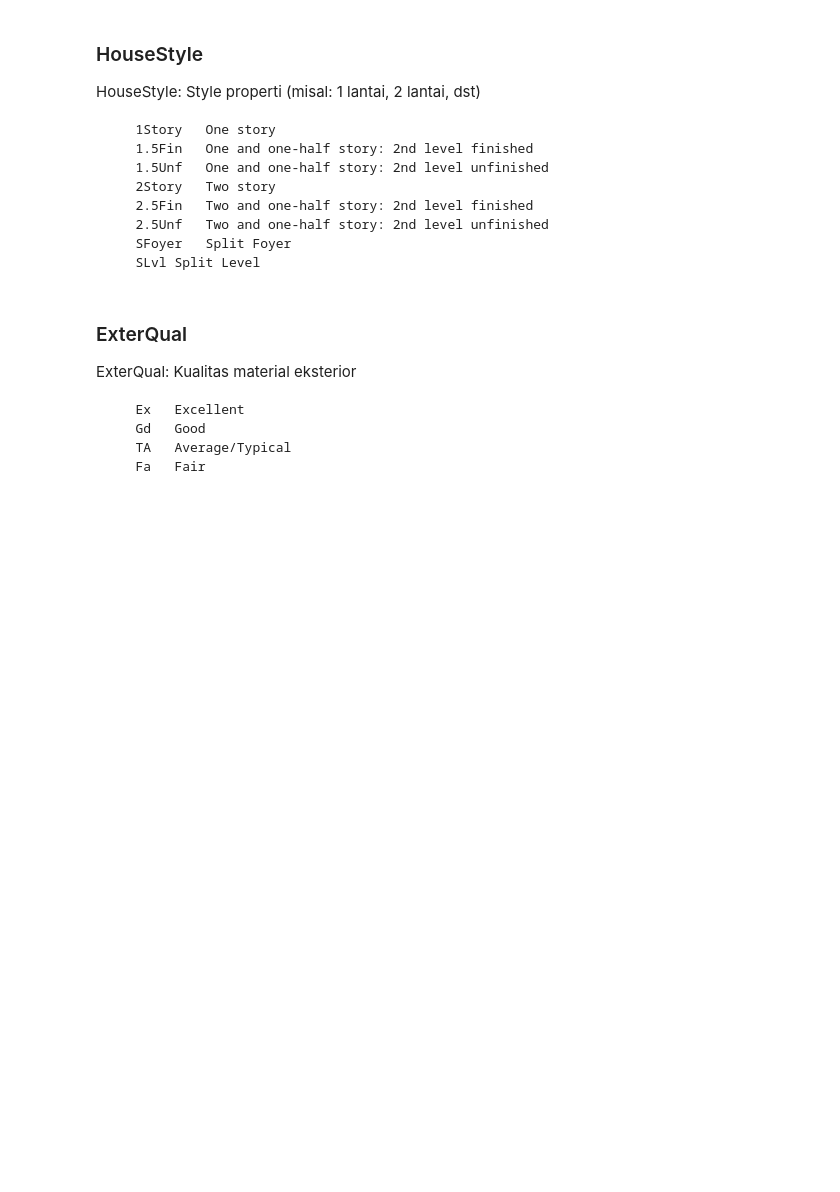
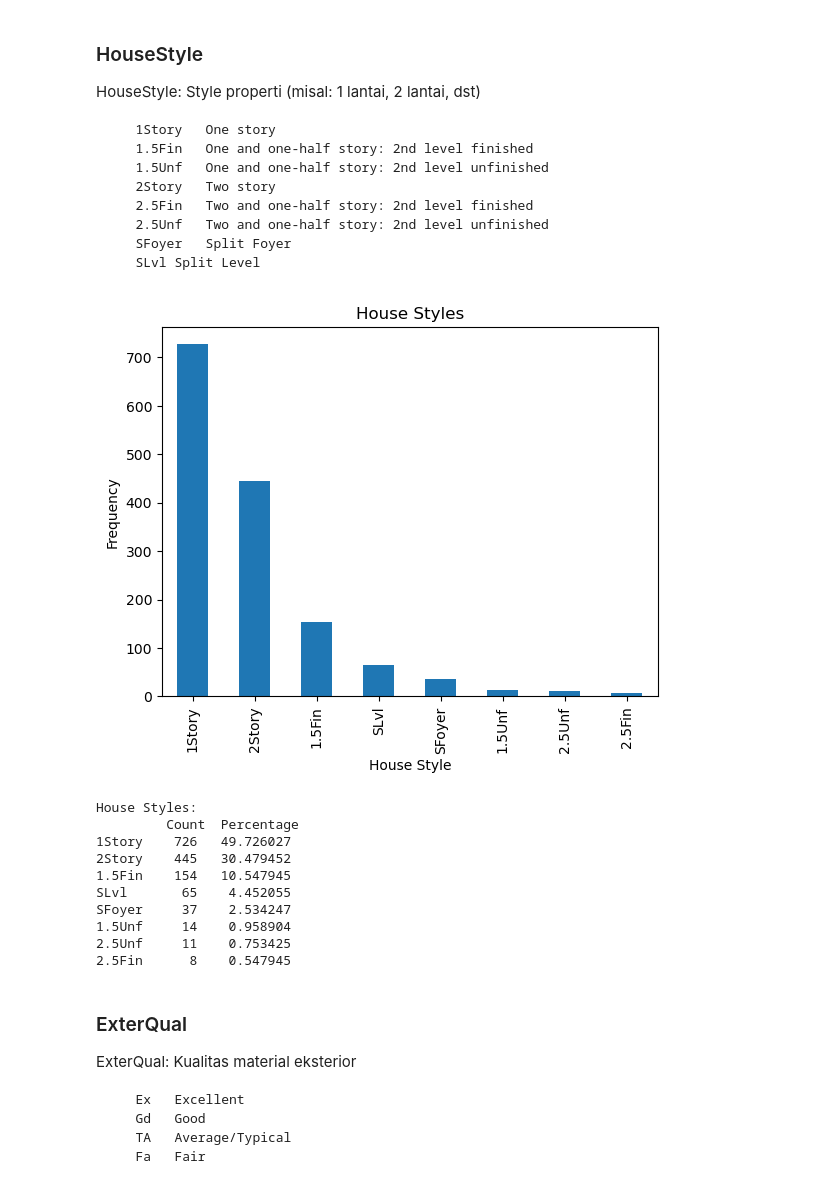
Before and after one commit to fikriazh/Final-Project-Data-Science, a Jupyter notebook: Case Study 02/Project_Based_Learning_Case_02.ipynb, the cells around one changed output. Saved outputs shown, nothing was run; the diff lists cells and outputs as text; code cells hidden in the pictures; blank space fills up the shorter version.

```diff
--- a/Case Study 02/Project_Based_Learning_Case_02.ipynb
+++ b/Case Study 02/Project_Based_Learning_Case_02.ipynb
@@ -69,3 +130,31 @@ HouseStyle: Style properti (misal: 1 lantai, 2 lantai, dst)
+# %%
+### Barplot of housetyle
+
+house_style_counts = house["HouseStyle"].value_counts()
+house_style_counts.plot.bar()
+
+plt.title("House Styles")
+plt.xlabel("House Style")
+plt.ylabel("Frequency")
+plt.show()
+
+# Count and calculate percentage for HouseStyle column
+style_counts = house["HouseStyle"].value_counts()
+style_percents = style_counts / len(house) * 100
+style_table = pd.concat([style_counts, style_percents], axis=1, keys=['Count', 'Percentage'])
+print("\nHouse Styles:\n", style_table)
+# %% [output]
+[figure, added]
+House Styles:
+         Count  Percentage
+1Story    726   49.726027
+2Story    445   30.479452
+1.5Fin    154   10.547945
+SLvl       65    4.452055
+SFoyer     37    2.534247
+1.5Unf     14    0.958904
+2.5Unf     11    0.753425
+2.5Fin      8    0.547945
 # %% [markdown]
 ### ExterQual
 
```
Also changed, not shown: parts of 38 cells of this notebook, 33 other files.
